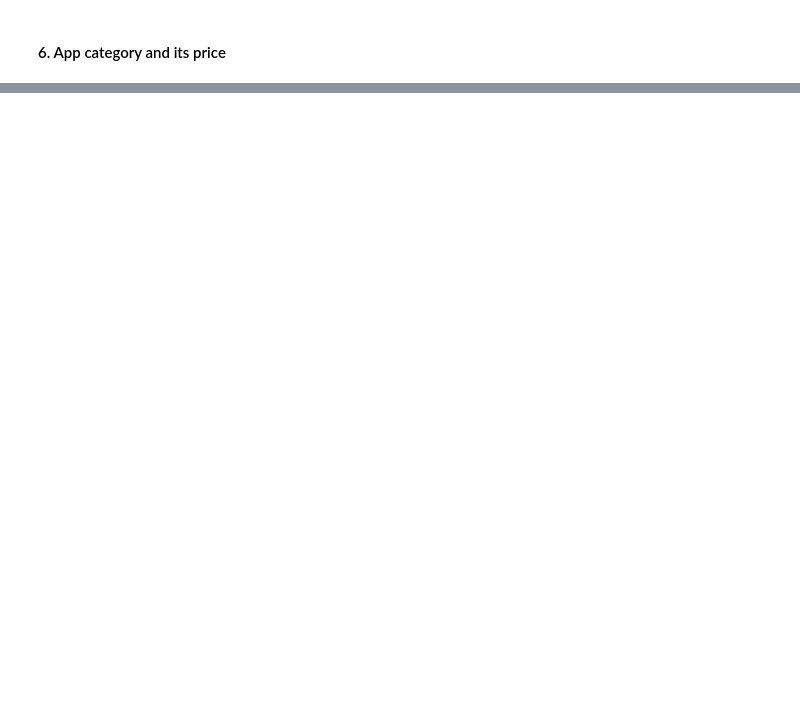
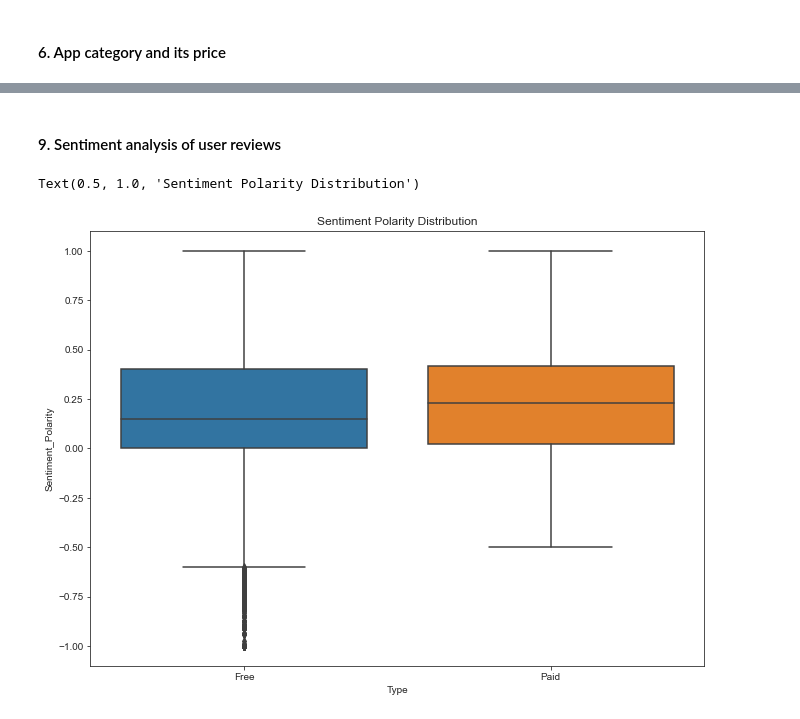
Before and after one commit to maxbranting/Google-Play, a Jupyter notebook: notebook.ipynb, the cells around one changed output, grey strips where cells are left out. Cells and saved outputs as stored; diff of their text form; code cells hidden in the pictures; blank space fills up the shorter version.

```diff
--- a/notebook.ipynb
+++ b/notebook.ipynb
@@ -267,0 +340,18 @@ ValueError: Mime type rendering requires nbformat>=4.2.0 but it is not installed
+# %% [markdown]
+#### 9. Sentiment analysis of user reviews
+# %%
+reviews = pd.read_csv('googleplaystore_user_reviews.csv')
+reviews = reviews.rename(columns = {'Translated_Review':'Review'})
+
+merged_df = apps.merge(reviews)
+merged_df = merged_df.dropna(subset = ['Sentiment', 'Review'])
+
+sns.set_style('ticks')
+fig, ax = plt.subplots()
+fig.set_size_inches(11,8)
+
+ax = sns.boxplot(x = 'Type', y = 'Sentiment_Polarity', data = merged_df)
+ax.set_title('Sentiment Polarity Distribution')
+# %% [output]
+Text(0.5, 1.0, 'Sentiment Polarity Distribution')
+[figure, added]
```
Also changed, not shown: parts of 10 cells of this notebook.
